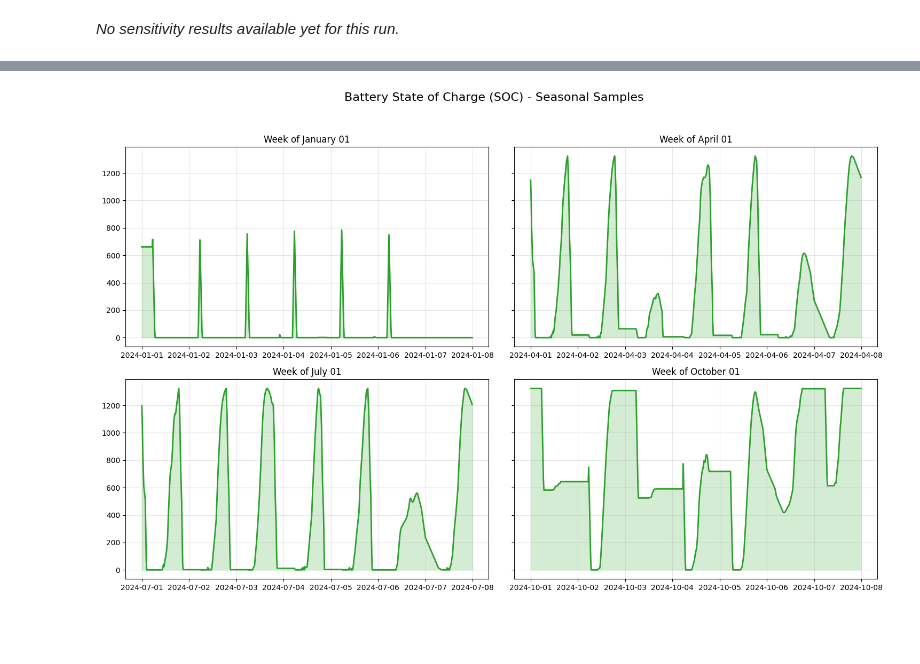
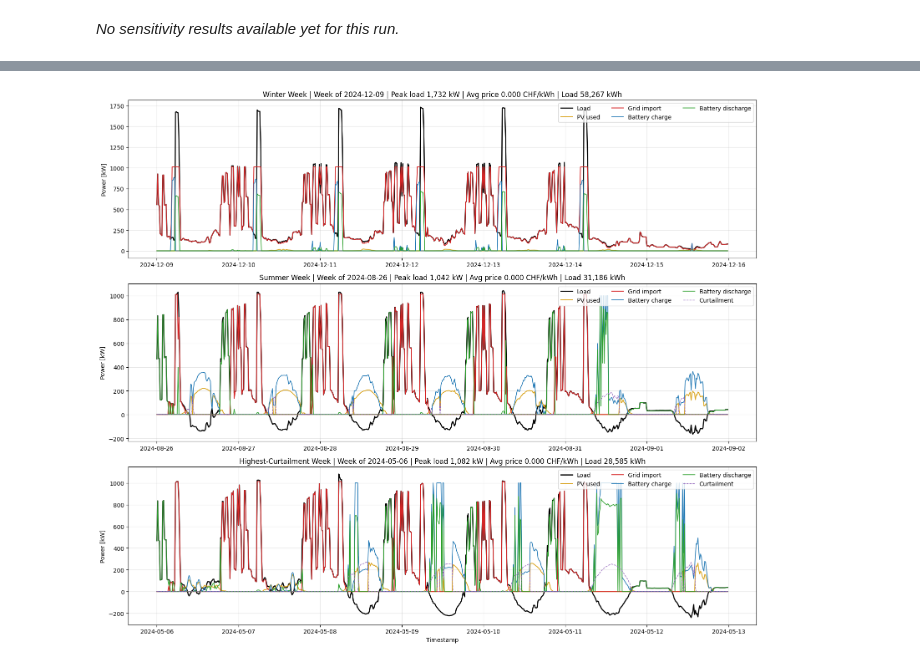
Before and after one commit to diegomalsiner1/CS1-Swiss-Post, a Jupyter notebook: results_sheet.ipynb, the cells around one changed output, grey strips where cells are left out. Cells and saved outputs as stored; diff of their text form; code cells hidden in the pictures; blank space fills up the shorter version.

```diff
--- a/results_sheet.ipynb
+++ b/results_sheet.ipynb
@@ -279,32 +389,70 @@ else:
 # %% [output]
 _No sensitivity results available yet for this run._
 # %%
-## 2. Battery State of Charge (Seasonal Samples)
-if 'df_soc' not in globals():
-    df_soc = df.copy()
+display(Markdown("## Representative Dispatch Weeks"))
+if dispatch_week_table.empty:
+    display(Markdown("_No representative dispatch weeks could be identified for this run._"))
+else:
+    display(dispatch_week_table.style.format({"week_start": lambda v: pd.to_datetime(v).strftime('%Y-%m-%d')}))
+    n_weeks = len(dispatch_week_table)
+    fig, axes = plt.subplots(n_weeks, 1, figsize=(16, 4.5 * n_weeks), sharex=False)
+    if n_weeks == 1:
+        axes = [axes]
 
-fig, axes = plt.subplots(2, 2, figsize=(15, 10), sharey=True)
-axes = axes.flatten()
-dates = [f"{df_soc['timestamp'].dt.year.iloc[0]}-01-01",
-         f"{df_soc['timestamp'].dt.year.iloc[0]}-04-01",
-         f"{df_soc['timestamp'].dt.year.iloc[0]}-07-01",
-         f"{df_soc['timestamp'].dt.year.iloc[0]}-10-01"]
+    for ax, week_info in zip(axes, selected_dispatch_weeks):
+        start = pd.to_datetime(week_info["week_start"])
+        end = start + pd.Timedelta(days=7)
+        week_df = dispatch_df[(dispatch_df["timestamp"] >= start) & (dispatch_df["timestamp"] < end)].copy()
+        if week_df.empty:
+            ax.text(0.5, 0.5, f"No data for {week_info['label']}", ha="center", va="center")
+            ax.set_axis_off()
+            continue
 
-for i, start_date in enumerate(dates):
-    start = pd.to_datetime(start_date)
-    end = start + pd.Timedelta(days=7)
-    mask = (df_soc['timestamp'] >= start) & (df_soc['timestamp'] < end)
+        ax.plot(week_df["timestamp"], week_df["total_load"], label="Load", color="black", linewidth=1.8)
+        ax.plot(week_df["timestamp"], week_df["pv_flow"], label="PV used", color="goldenrod", linewidth=1.4)
+        ax.plot(week_df["timestamp"], week_df["grid_flow"], label="Grid import", color="tab:red", linewidth=1.4)
+        ax.plot(week_df["timestamp"], week_df["battery_charge_power"], label="Battery charge", color="tab:blue", linewidth=1.2)
+        ax.plot(week_df["timestamp"], week_df["battery_discharge_power"], label="Battery discharge", color="tab:green", linewidth=1.2)
+        if (week_df["spill_flow"] > 0).any():
+            ax.plot(week_df["timestamp"], week_df["spill_flow"], label="Curtailment", color="tab:purple", linewidth=1.0, linestyle="--")
 
-    ax = axes[i]
-    if mask.any():
-        ax.plot(df_soc.loc[mask, 'timestamp'], df_soc.loc[mask, 'battery_soc'], color='#2ca02c', lw=2)
-        ax.fill_between(df_soc.loc[mask, 'timestamp'], df_soc.loc[mask, 'battery_soc'], alpha=0.2, color='#2ca02c')
-        ax.set_title(f"Week of {start.strftime('%B %d')}")
+        total_load = week_df["total_load"].sum() * 0.25
+        avg_price = week_df["electricity_price"].mean()
+        peak_load = week_df["total_load"].max()
+        ax.set_title(
+            f"{week_info['label']} | Week of {start.strftime('%Y-%m-%d')} | "
+            f"Peak load {peak_load:,.0f} kW | Avg price {avg_price:,.3f} CHF/kWh | Load {total_load:,.0f} kWh"
+        )
+        ax.set_ylabel("Power [kW]")
         ax.grid(True, alpha=0.3)
-    else:
-        ax.text(0.5, 0.5, "No Data", ha='center')
+        ax.legend(loc="upper right", ncol=3)
 
-plt.suptitle("Battery State of Charge (SOC) - Seasonal Samples", fontsize=16)
-plt.tight_layout(rect=[0, 0.03, 1, 0.95])
-plt.show()
+    plt.xlabel("Timestamp")
+    plt.tight_layout()
+    plt.show()
+
+display(Markdown("## Battery State of Charge (SOC) for Representative Weeks"))
+if dispatch_week_table.empty:
+    display(Markdown("_No representative dispatch weeks available for SOC plotting._"))
+else:
+    n_weeks = len(dispatch_week_table)
+    fig, axes = plt.subplots(n_weeks, 1, figsize=(16, 3.0 * n_weeks), sharex=False, sharey=True)
+    if n_weeks == 1:
+        axes = [axes]
+    for ax, week_info in zip(axes, selected_dispatch_weeks):
+        start = pd.to_datetime(week_info["week_start"])
+        end = start + pd.Timedelta(days=7)
+        week_df = dispatch_df[(dispatch_df["timestamp"] >= start) & (dispatch_df["timestamp"] < end)].copy()
+        if week_df.empty:
+            ax.text(0.5, 0.5, f"No SOC data for {week_info['label']}", ha="center", va="center")
+            ax.set_axis_off()
+            continue
+        ax.plot(week_df["timestamp"], week_df["battery_soc"], color="#2ca02c", lw=1.8)
+        ax.fill_between(week_df["timestamp"], week_df["battery_soc"], alpha=0.2, color="#2ca02c")
+        ax.set_title(f"{week_info['label']} SOC | Week of {start.strftime('%Y-%m-%d')}")
+        ax.set_ylabel("SOC [kWh]")
+        ax.grid(True, alpha=0.3)
+    plt.xlabel("Timestamp")
+    plt.tight_layout()
+    plt.show()
 # %% [output]
@@ -311 +464 @@ plt.show()
-[figure, old version]
+[figure, new version]
```
Also changed, not shown: parts of 10 cells of this notebook, 6 other files.
